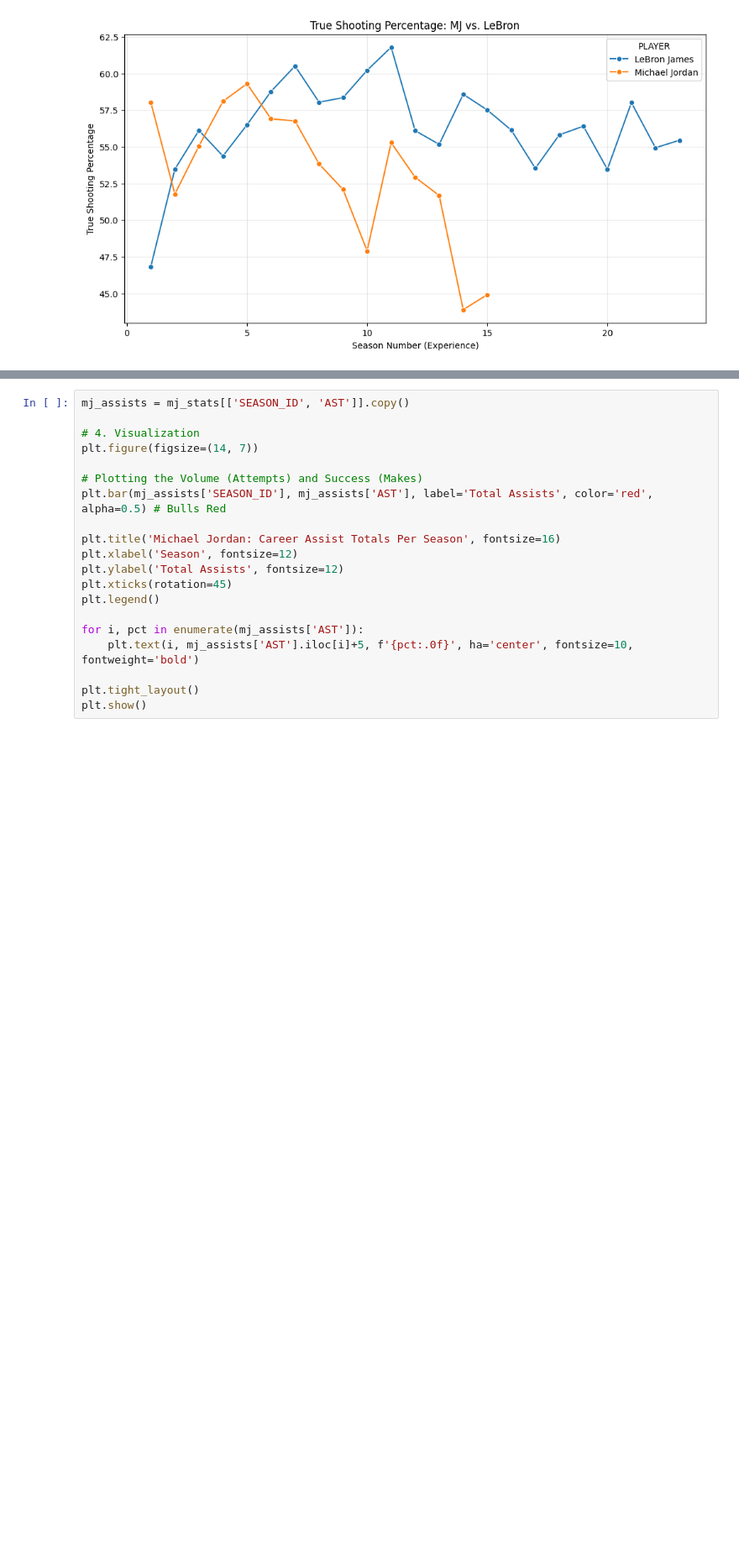
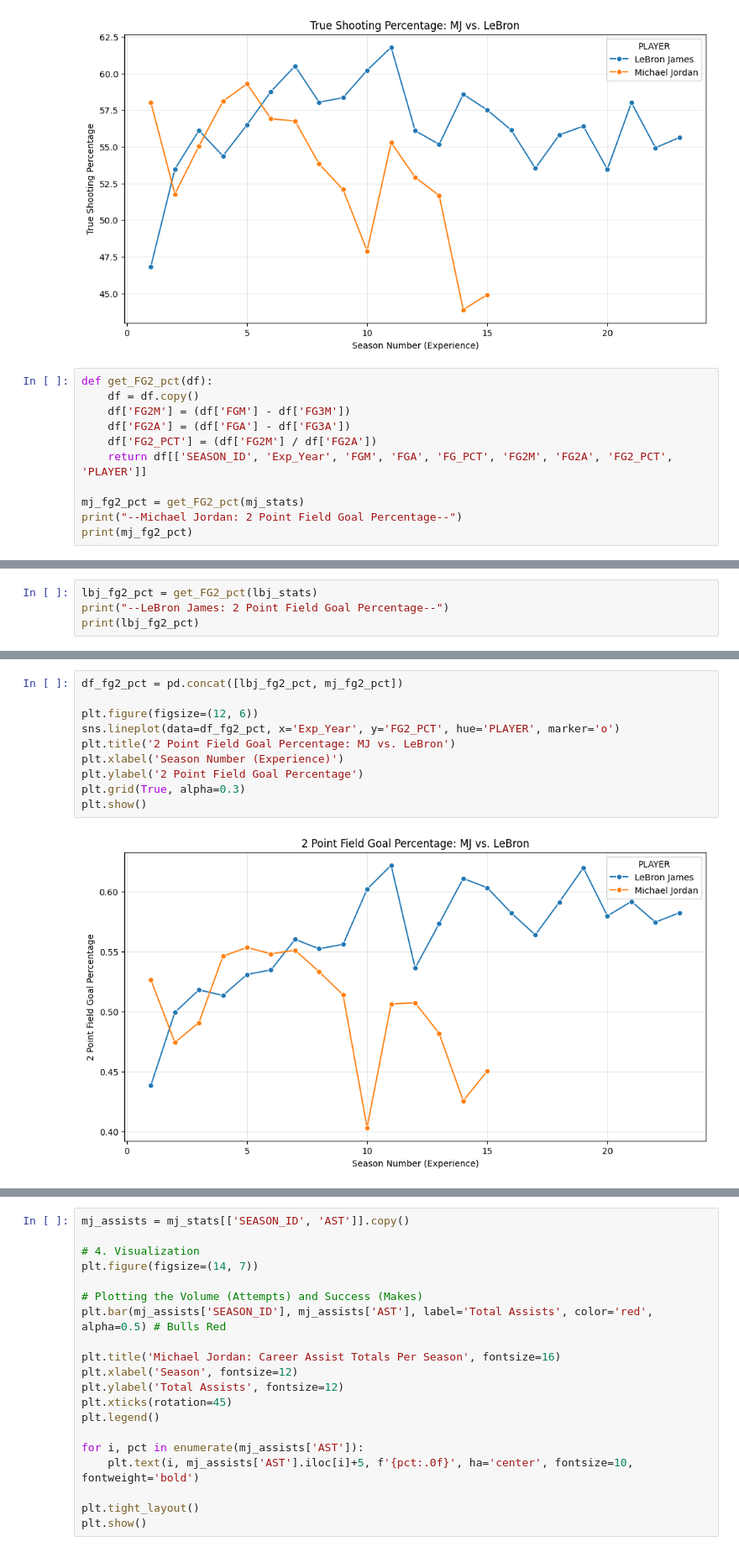
Before and after one commit to Jtambwe7305/mj-vs-lbj-nba-analysis-ai-help, a Jupyter notebook: Goat_comparison.ipynb, the cells around one changed output, grey strips where cells are left out. Shown at 84% size. Drawn from its saved outputs; the diff is of its cells as text; blank space fills up the shorter version.

Commit message:
Update 39: Determined 2 Point Field Goal Percentage

```diff
--- a/Goat_comparison.ipynb
+++ b/Goat_comparison.ipynb
@@ -730,3 +730,14 @@ plt.grid(True, alpha=0.3)
 plt.show()
 # %% [output]
 [figure]
+# %%
+def get_FG2_pct(df):
+    df = df.copy()
+    df['FG2M'] = (df['FGM'] - df['FG3M'])
+    df['FG2A'] = (df['FGA'] - df['FG3A'])
+    df['FG2_PCT'] = (df['FG2M'] / df['FG2A'])
+    return df[['SEASON_ID', 'Exp_Year', 'FGM', 'FGA', 'FG_PCT', 'FG2M', 'FG2A', 'FG2_PCT', 'PLAYER']]
+
+mj_fg2_pct = get_FG2_pct(mj_stats)
+print("--Michael Jordan: 2 Point Field Goal Percentage--")
+print(mj_fg2_pct)
@@ -732,0 +762,4 @@ plt.show()
+# %%
+lbj_fg2_pct = get_FG2_pct(lbj_stats)
+print("--LeBron James: 2 Point Field Goal Percentage--")
+print(lbj_fg2_pct)
@@ -732,0 +784,12 @@ plt.show()
+# %%
+df_fg2_pct = pd.concat([lbj_fg2_pct, mj_fg2_pct])
+
+plt.figure(figsize=(12, 6))
+sns.lineplot(data=df_fg2_pct, x='Exp_Year', y='FG2_PCT', hue='PLAYER', marker='o')
+plt.title('2 Point Field Goal Percentage: MJ vs. LeBron')
+plt.xlabel('Season Number (Experience)')
+plt.ylabel('2 Point Field Goal Percentage')
+plt.grid(True, alpha=0.3)
+plt.show()
+# %% [output]
+[figure, added]
```
Also changed, not shown: parts of 10 cells of this notebook, 1 other file.
